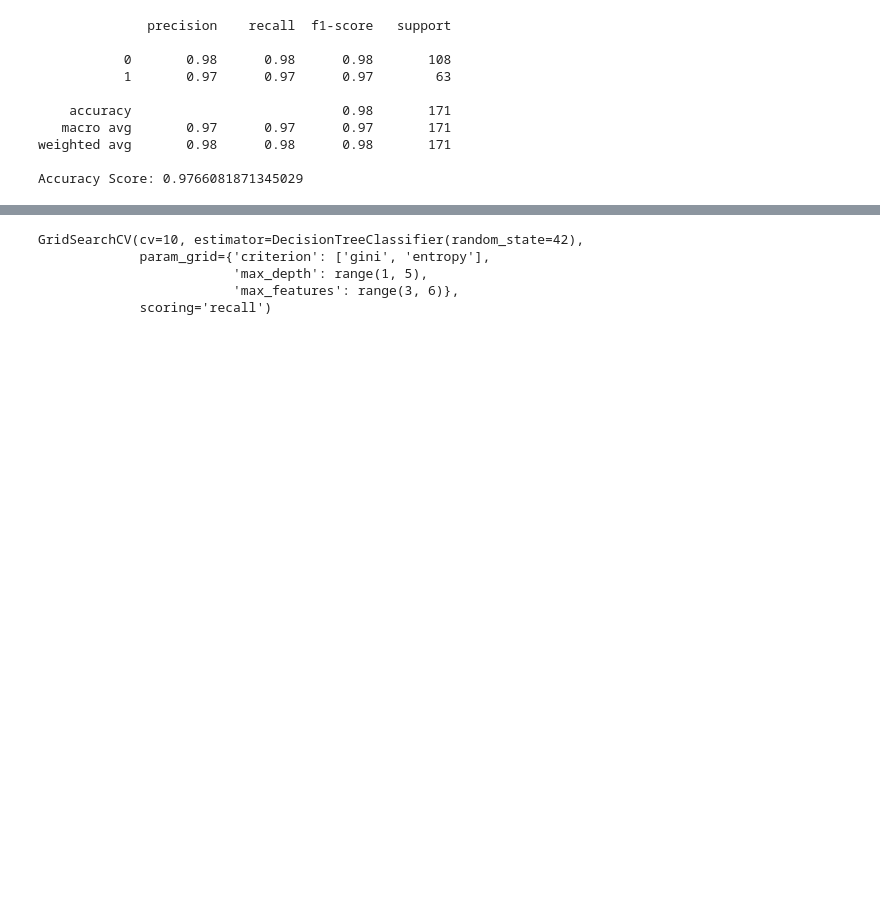
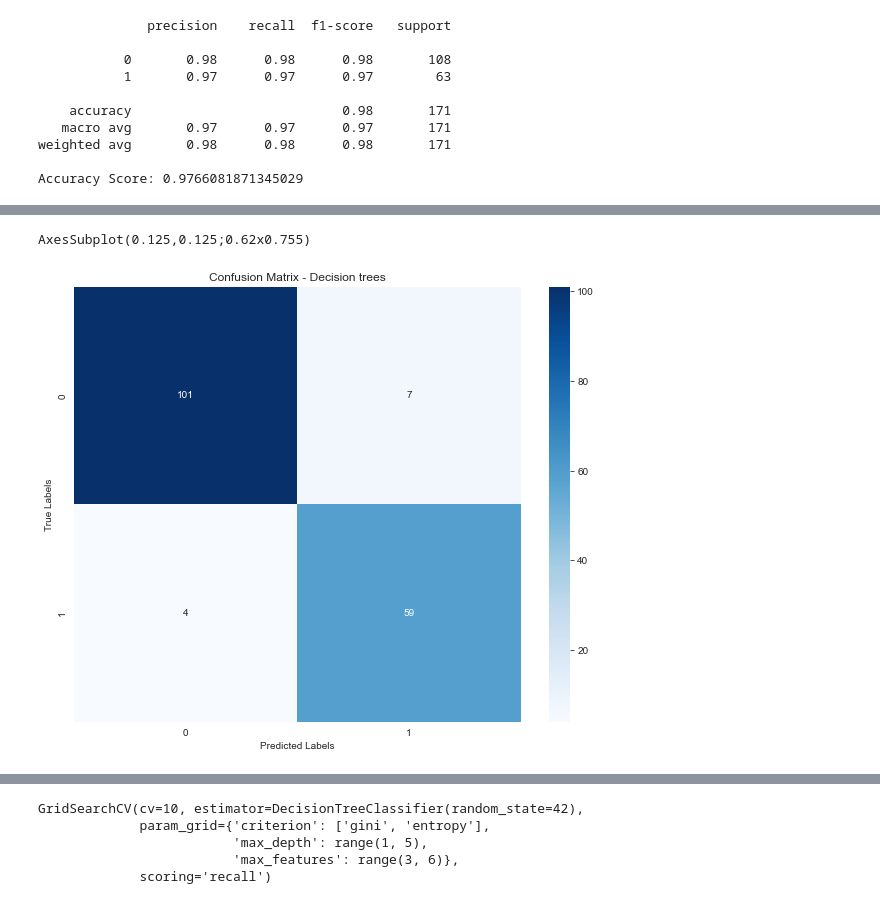
Before and after one commit to hmorareddy/AI_Capstone, a Jupyter notebook: index.ipynb, the cells around one changed output, grey strips where cells are left out. Saved outputs shown, nothing was run; the diff lists cells and outputs as text; code cells hidden in the pictures; blank space fills up the shorter version.

```diff
--- a/index.ipynb
+++ b/index.ipynb
@@ -456,0 +445,7 @@ plt.xticks(rotation=45);
+# %%
+tree_pred_test_1 = tree_1.predict(X_test)
+# %%
+matrix(y_test, tree_pred_test_1, 'Confusion Matrix - Decision trees')
+# %% [output]
+AxesSubplot(0.125,0.125;0.62x0.755)
+[figure, added]
```
Also changed, not shown: parts of 40 cells of this notebook.
